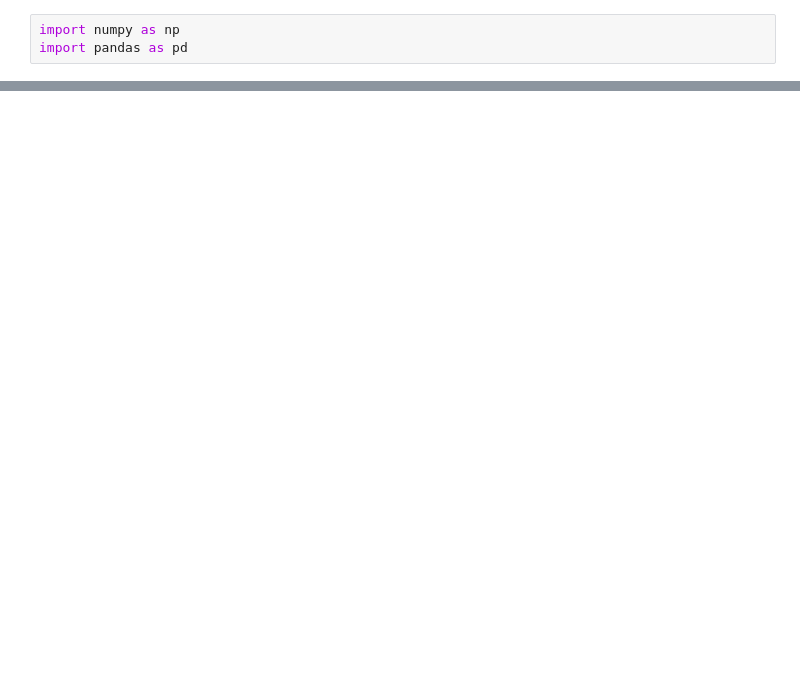
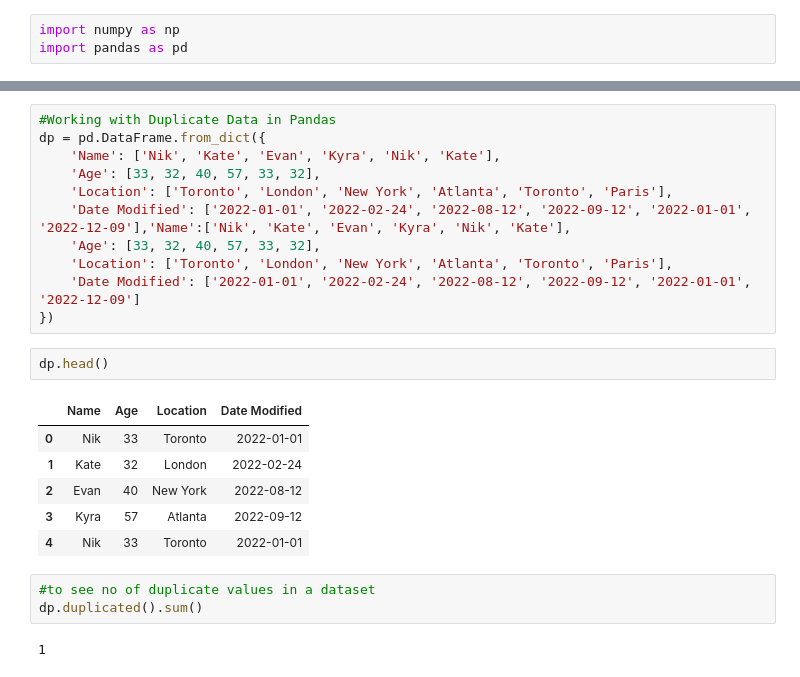
Before and after one commit to Awazbhujel/pandas_practice, a Jupyter notebook: data cleaning.ipynb, the cells around one changed output, grey strips where cells are left out. Saved outputs shown, nothing was run; the diff lists cells and outputs as text; blank space fills up the shorter version.

```diff
--- a/data cleaning.ipynb
+++ b/data cleaning.ipynb
@@ -184,0 +163,25 @@ df.head()
+# %%
+#Working with Duplicate Data in Pandas
+dp = pd.DataFrame.from_dict({
+    'Name': ['Nik', 'Kate', 'Evan', 'Kyra', 'Nik', 'Kate'],
+    'Age': [33, 32, 40, 57, 33, 32],
+    'Location': ['Toronto', 'London', 'New York', 'Atlanta', 'Toronto', 'Paris'],
+    'Date Modified': ['2022-01-01', '2022-02-24', '2022-08-12', '2022-09-12', '2022-01-01', '2022-12-09'],'Name':['Nik', 'Kate', 'Evan', 'Kyra', 'Nik', 'Kate'],
+    'Age': [33, 32, 40, 57, 33, 32],
+    'Location': ['Toronto', 'London', 'New York', 'Atlanta', 'Toronto', 'Paris'],
+    'Date Modified': ['2022-01-01', '2022-02-24', '2022-08-12', '2022-09-12', '2022-01-01', '2022-12-09']
+})
+# %%
+dp.head()
+# %% [output]
+|  | Name | Age | Location | Date Modified |
+| 0 | Nik | 33 | Toronto | 2022-01-01 |
+| 1 | Kate | 32 | London | 2022-02-24 |
+| 2 | Evan | 40 | New York | 2022-08-12 |
+| 3 | Kyra | 57 | Atlanta | 2022-09-12 |
+| 4 | Nik | 33 | Toronto | 2022-01-01 |
+# %%
+#to see no of duplicate values in a dataset
+dp.duplicated().sum()
+# %% [output]
+1
```
Also changed, not shown: parts of 54 cells of this notebook.
